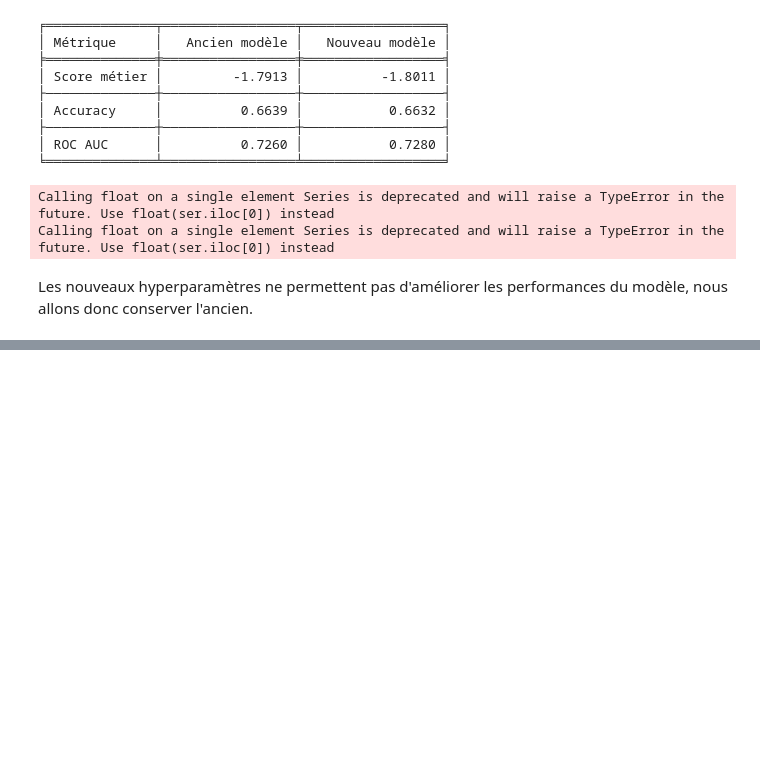
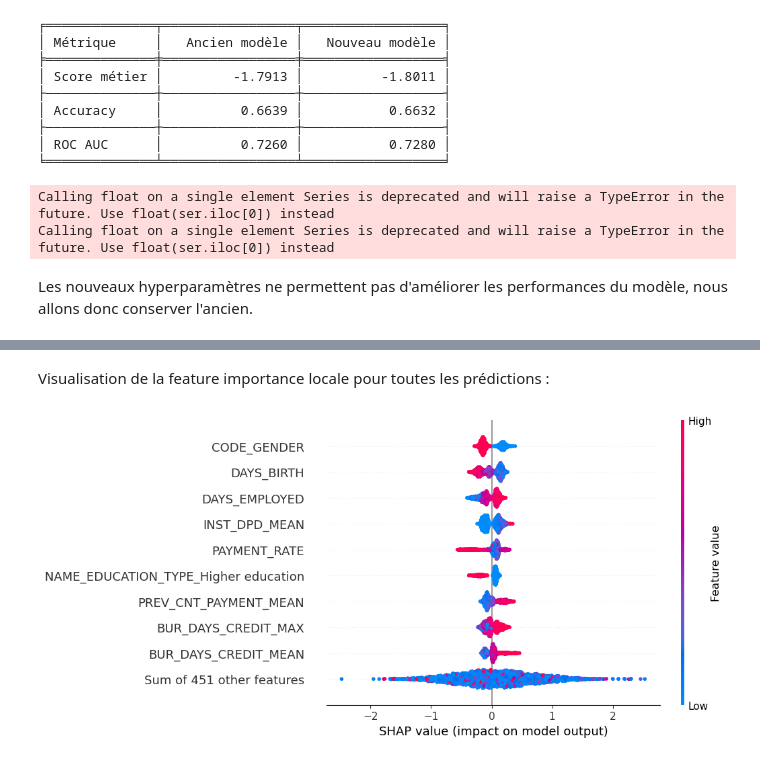
Before and after one commit to garcia-sebastien/OpenClassrooms_Projet7, a Jupyter notebook: Garcia_Sébastien_3_notebook_modélisation_062024.ipynb, the cells around one changed output, grey strips where cells are left out. Cells and saved outputs as stored; diff of their text form; code cells hidden in the pictures; blank space fills up the shorter version.

```diff
--- a/Garcia_Sébastien_3_notebook_modélisation_062024.ipynb
+++ b/Garcia_Sébastien_3_notebook_modélisation_062024.ipynb
@@ -1355,0 +1402,6 @@ Les nouveaux hyperparamètres ne permettent pas d'améliorer les performances du
+# %% [markdown]
+Visualisation de la feature importance locale pour toutes les prédictions :
+# %%
+shap.plots.beeswarm(shap_values)
+# %% [output]
+[figure, added]
```
Also changed, not shown: parts of 21 cells of this notebook.
